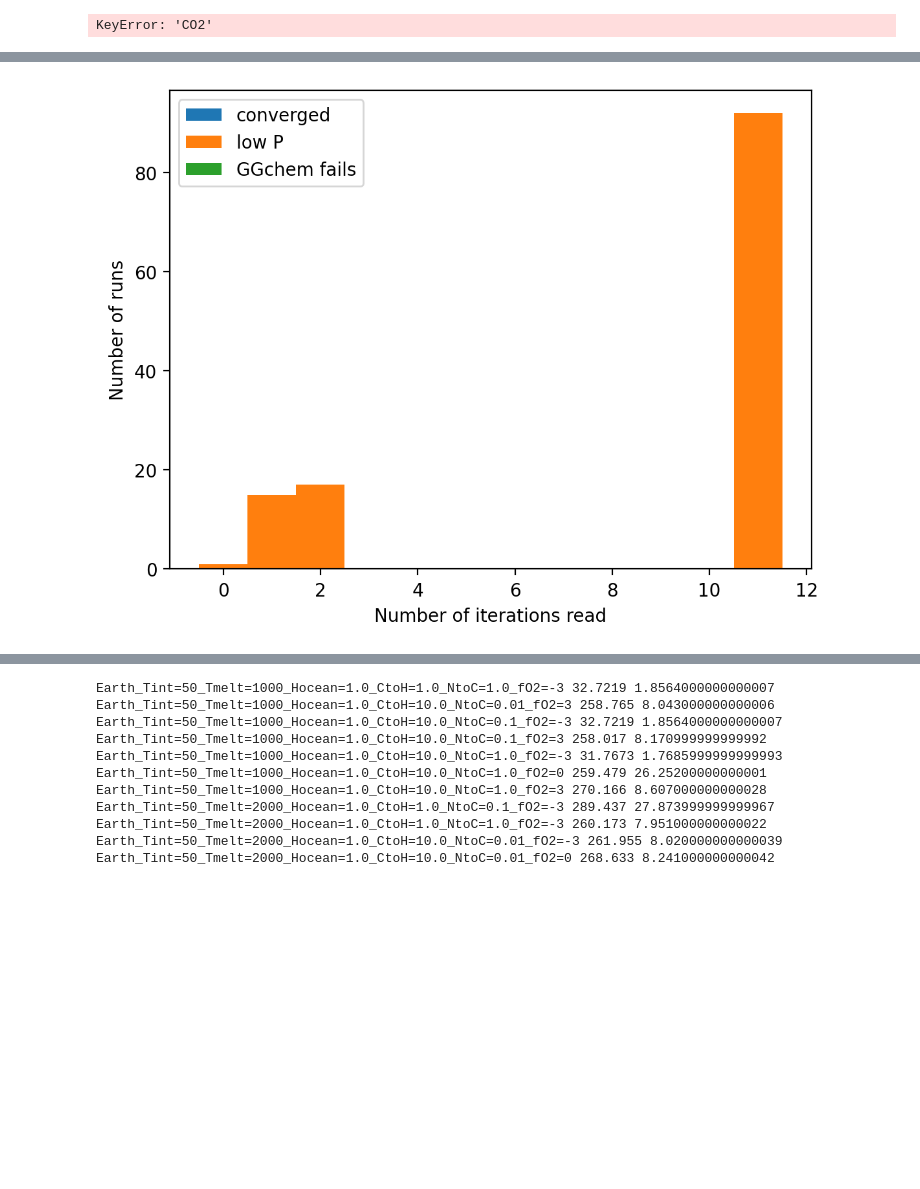
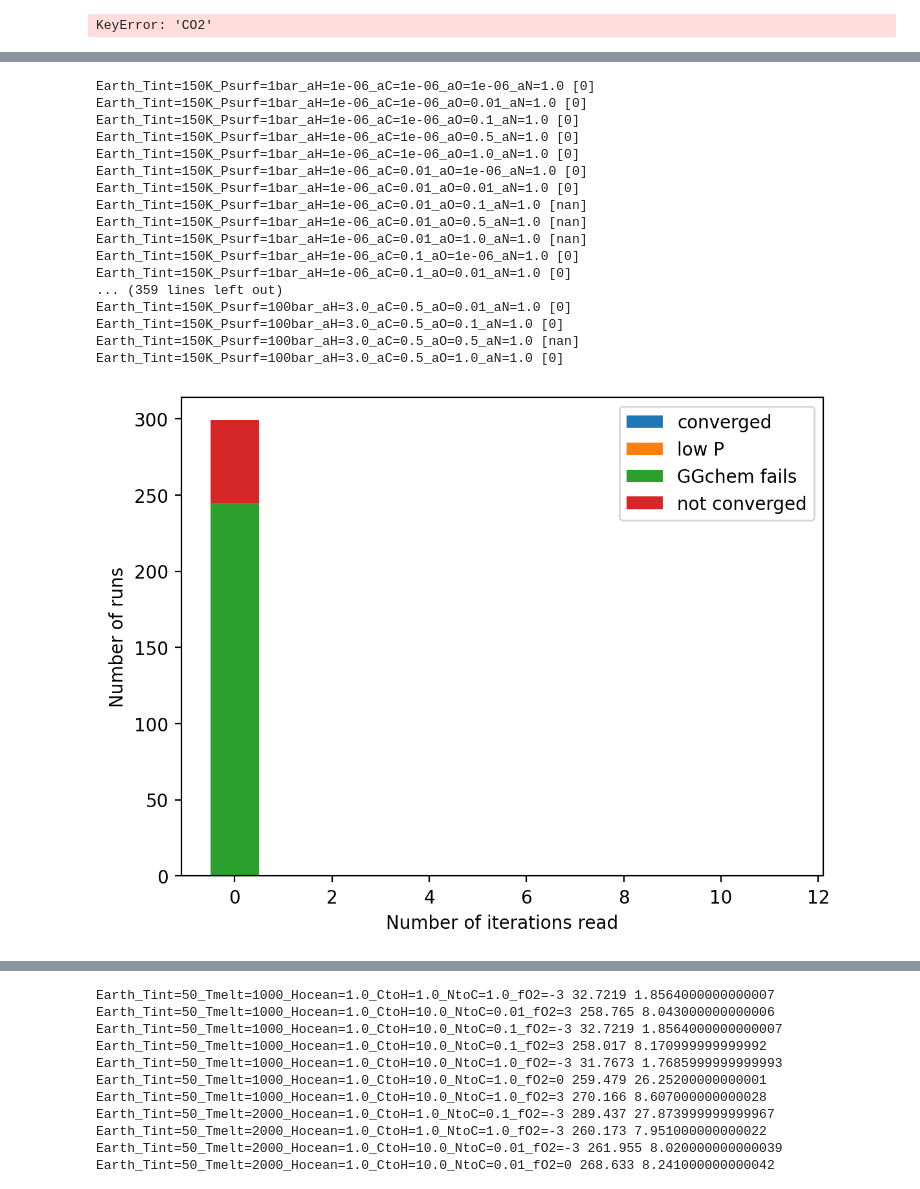
Before and after one commit to DavidDahlbudding/chelio, a Jupyter notebook: analyze/C_cornerplots.ipynb, the cells around one changed output, grey strips where cells are left out. Cells and saved outputs as stored; diff of their text form; code cells hidden in the pictures; blank space fills up the shorter version.

```diff
--- a/analyze/C_cornerplots.ipynb
+++ b/analyze/C_cornerplots.ipynb
@@ -117,7 +117,7 @@ vmrs = {}
 Psurfs = np.zeros(len(runs))
 PTs = []
 
-get_outgassed = True
+get_outgassed = False
 
 if get_outgassed:
     for i, run in enumerate(runs):
@@ -151,6 +151,8 @@ if get_outgassed:
         except:
             Psurfs[i] = np.nan
             PTs.append(np.array([[np.nan, np.nan]]))
+else:
+    Psurfs = np.array([param_grid[0, i] for i in range(param_grid.shape[1])])
 
 for mol in vmrs.keys():
     vmr = np.array(vmrs[mol])
@@ -159,10 +161,14 @@ for mol in vmrs.keys():
     mask = np.logical_not(np.isnan(Psurfs))
     vmrs[mol][mask] = vmr
 # %%
-mask_lowP = Psurfs < 1e0
+if get_outgassed:
+    mask_lowP = Psurfs < 1e0
+else:
+    mask_lowP = np.zeros(len(runs), dtype=bool)
 mask_noConv = np.logical_and(np.logical_not(converged_mask), np.logical_not(mask_lowP))
 mask_noConv = np.logical_and(mask_noConv, np.logical_not(np.isnan(Psurfs)))
-mask_Tconst = np.array([np.all(np.abs(run.temperatures_K[0,:] - 500) < 1e-1) for run in runs])
+mask_Tconst = np.array([np.all(np.abs(run.temperatures_K[-1,:] - 500) < 1e-1) for run in runs])
+converged_mask = np.logical_and(converged_mask, np.logical_not(mask_Tconst))
 #mask_GGfail = np.array([run.temperatures_K[0,-1] == 0.0 for run in runs])
 
 if np.sum(mask_noConv) > 0:
@@ -280,14 +288,16 @@ for i, run in enumerate(runs):
             #plt.plot(PTs[i][0,1], PTs[i][0,0], color=line[0].get_color(), marker='o')
     try:
         print(f'{run.run_name}: {run.pressures_bar[i_iter,0]:.1f} bar, {run.temperatures_K[i_iter,0]:.0f} K', run.temperatures_K[i_iter,-1])
-        line = plt.plot(run.temperatures_K[i_iter,:], run.pressures_bar[i_iter,:], label=run.run_name)
+        color = 'black' if converged_mask[i] else 'red'
+        lw = 0.5 if converged_mask[i] else 3
+        line = plt.plot(run.temperatures_K[i_iter,:], run.pressures_bar[i_iter,:], label=run.run_name, color=color, lw=lw)
     except:
         pass
     #print('Min Ts:', np.min(run.temperatures_K[0,:]), np.min(PTs[i][:,1]))
 
 plt.yscale('log')
 plt.gca().invert_yaxis()
-plt.xlim(0, 200)
+plt.xlim(0, 550)
 plt.ylim(1e2, 1e-6)
 plt.xlabel('Temperature (K)')
 plt.ylabel('Pressure (bar)')
@@ -326,5 +336,5 @@ Earth_Tint=75K_Psurf=100bar_aH=3.0_aC=0.5_aO=1.0_aN=1.0: 100.0 bar, 1302 K nan
 # %%
-mol = 'O2'
+mol = 'N2'
 i_mol = runs[0].mol_names.index(mol)
 
 surface_abunds = np.zeros(len(runs))
@@ -337,9 +347,9 @@ for i, run in enumerate(runs):
 
 print(np.nanmin(surface_abunds), np.nanmin(surface_abunds[surface_abunds > 0]), np.nanmax(surface_abunds))
 
-log = True
+log = False
 if log:
-    plt.hist(np.log10(surface_abunds), bins=24, range=(-3,0));
+    plt.hist(np.log10(surface_abunds), bins=24); #, range=(None,0));
 else:
     plt.hist(surface_abunds, bins=20, range=(0,1));
 # %% [output]
@@ -348,19 +358,38 @@ else:
 # %%
 param = 'iterations_read'
 
-param_array = np.array([getattr(run, param) for run in runs])
+for i, run in enumerate(runs):
+    print(run.run_name, run.iterations_read)
+param_array = np.array([getattr(run, param)[-1] for run in runs])
 
 hist_data = []
 for i, mask in enumerate(masks):
-    hist_data.append(param_array[mask][:,0])
+    hist_data.append(param_array[mask]) #[:,0])
 
 plt.hist(hist_data, bins=12, range=(-0.5, 11.5), label=mask_labels, stacked=True)
 plt.xlabel('Number of iterations read')
 plt.ylabel('Number of runs')
 plt.legend()
 plt.show()
 # %% [output]
+Earth_Tint=150K_Psurf=1bar_aH=1e-06_aC=1e-06_aO=1e-06_aN=1.0 [0]
+Earth_Tint=150K_Psurf=1bar_aH=1e-06_aC=1e-06_aO=0.01_aN=1.0 [0]
+Earth_Tint=150K_Psurf=1bar_aH=1e-06_aC=1e-06_aO=0.1_aN=1.0 [0]
+Earth_Tint=150K_Psurf=1bar_aH=1e-06_aC=1e-06_aO=0.5_aN=1.0 [0]
+Earth_Tint=150K_Psurf=1bar_aH=1e-06_aC=1e-06_aO=1.0_aN=1.0 [0]
+Earth_Tint=150K_Psurf=1bar_aH=1e-06_aC=0.01_aO=1e-06_aN=1.0 [0]
+Earth_Tint=150K_Psurf=1bar_aH=1e-06_aC=0.01_aO=0.01_aN=1.0 [0]
+Earth_Tint=150K_Psurf=1bar_aH=1e-06_aC=0.01_aO=0.1_aN=1.0 [nan]
+Earth_Tint=150K_Psurf=1bar_aH=1e-06_aC=0.01_aO=0.5_aN=1.0 [nan]
+Earth_Tint=150K_Psurf=1bar_aH=1e-06_aC=0.01_aO=1.0_aN=1.0 [nan]
+Earth_Tint=150K_Psurf=1bar_aH=1e-06_aC=0.1_aO=1e-06_aN=1.0 [0]
+Earth_Tint=150K_Psurf=1bar_aH=1e-06_aC=0.1_aO=0.01_aN=1.0 [0]
+... (359 lines left out)
+Earth_Tint=150K_Psurf=100bar_aH=3.0_aC=0.5_aO=0.01_aN=1.0 [0]
+Earth_Tint=150K_Psurf=100bar_aH=3.0_aC=0.5_aO=0.1_aN=1.0 [0]
+Earth_Tint=150K_Psurf=100bar_aH=3.0_aC=0.5_aO=0.5_aN=1.0 [nan]
+Earth_Tint=150K_Psurf=100bar_aH=3.0_aC=0.5_aO=1.0_aN=1.0 [0]
-[figure, old version]
+[figure, new version]
 # %%
 fig, ax = plt.subplots(2,3)
 ax = ax.flatten()
```
Also changed, not shown: parts of 8 cells of this notebook, 6 other files.
